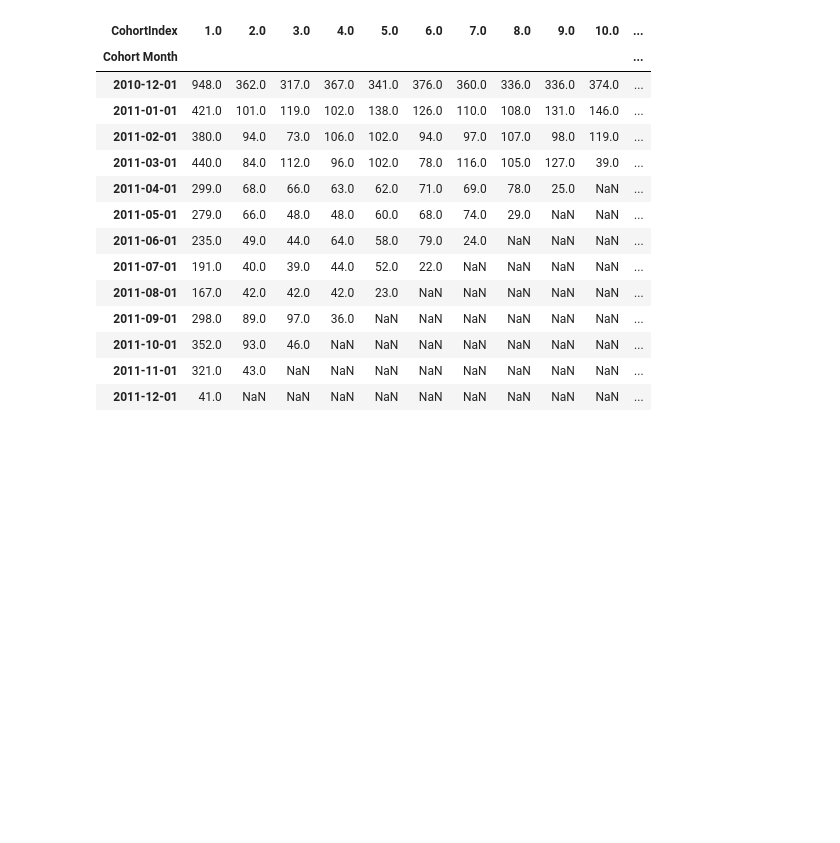
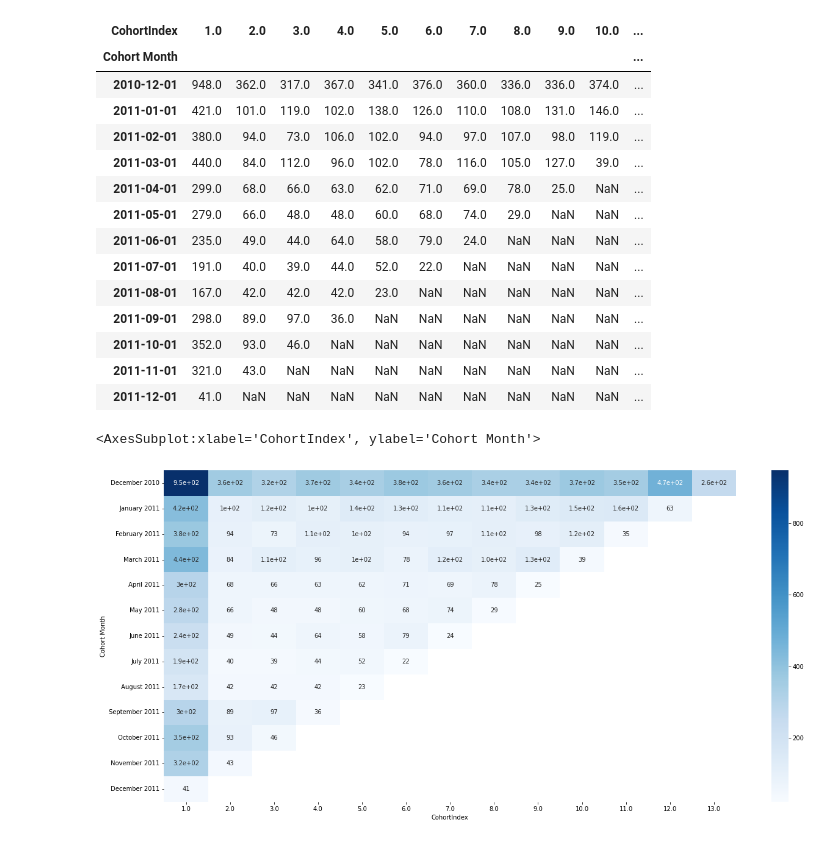
Before and after one commit to saimun4all/Cohort-Analysis-with-Python, a Jupyter notebook: Cohort analysis.ipynb, the cells around one changed output. Cells and saved outputs as stored; diff of their text form; code cells hidden in the pictures; blank space fills up the shorter version.

```diff
--- a/Cohort analysis.ipynb
+++ b/Cohort analysis.ipynb
@@ -156,0 +155,9 @@ cohort_table
+# %%
+# change index
+# cohort_table.index = cohort_table.index.strftime('%B %Y')
+# Visualize results in heatmap
+plt.figure(figsize=(21,10))
+sns.heatmap(cohort_table, annot=True, cmap='Blues')
+# %% [output]
+<AxesSubplot:xlabel='CohortIndex', ylabel='Cohort Month'>
+[figure, added]
```
Also changed, not shown: parts of 3 cells of this notebook.
